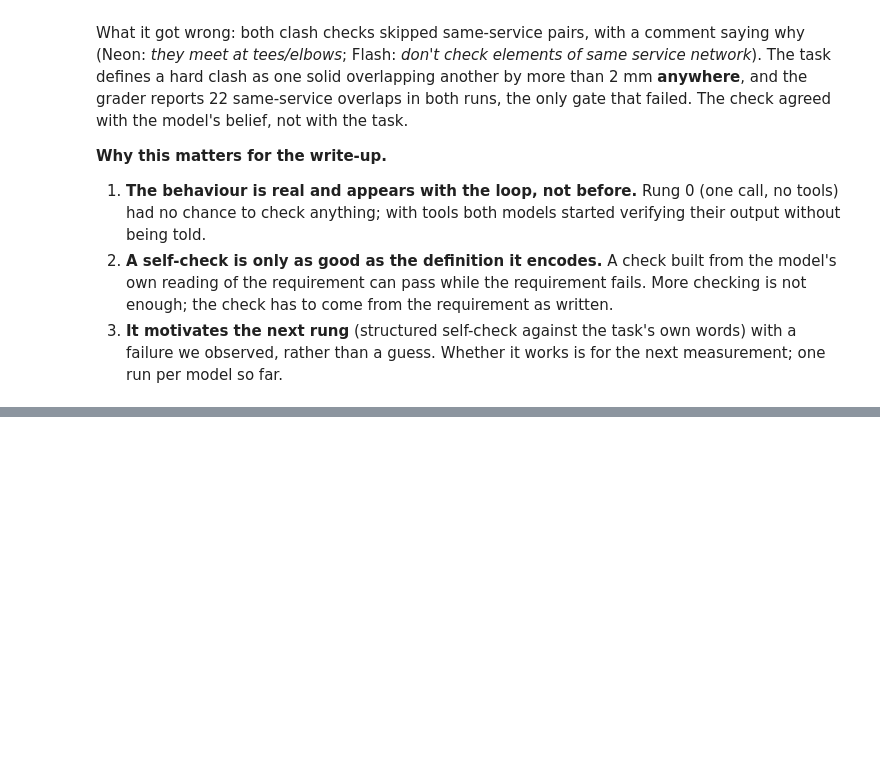
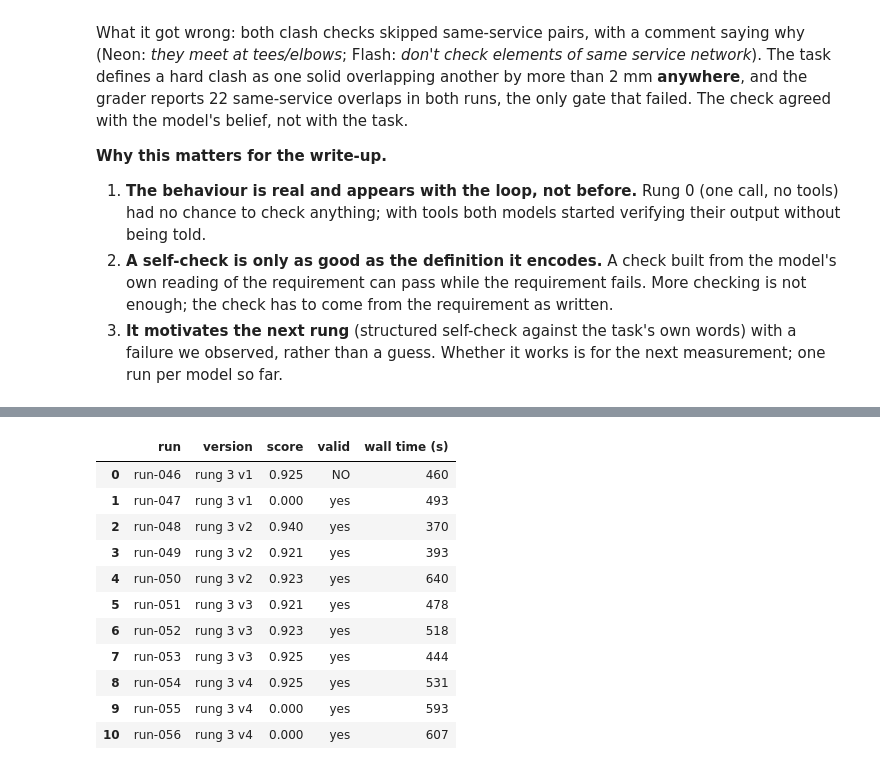
Before and after one commit to SophusRosendahl/ple-submission, a Jupyter notebook: research/journal.ipynb, the cells around one changed output, grey strips where cells are left out. Cells and saved outputs as stored; diff of their text form; code cells hidden in the pictures; blank space fills up the shorter version.

```diff
--- a/research/journal.ipynb
+++ b/research/journal.ipynb
@@ -501,0 +734,24 @@ the only gate that failed. The check agreed with the model's belief, not with th
+# %%
+rows = []
+for r in runs:
+    v = tracker.harness_version(r)
+    if not v or not v.startswith("rung 3"):
+        continue
+    t = next(iter(r["tasks"].values()))
+    rows.append({"run": r["run_id"], "version": v, "score": round(t["score"], 3),
+                 "valid": "NO" if tracker.invalid_reason(r) else "yes",
+                 "wall time (s)": t.get("seconds")})
+pd.DataFrame(rows)
+# %% [output]
+|  | run | version | score | valid | wall time (s) |
+| 0 | run-046 | rung 3 v1 | 0.925 | NO | 460 |
+| 1 | run-047 | rung 3 v1 | 0.000 | yes | 493 |
+| 2 | run-048 | rung 3 v2 | 0.940 | yes | 370 |
+| 3 | run-049 | rung 3 v2 | 0.921 | yes | 393 |
+| 4 | run-050 | rung 3 v2 | 0.923 | yes | 640 |
+| 5 | run-051 | rung 3 v3 | 0.921 | yes | 478 |
+| 6 | run-052 | rung 3 v3 | 0.923 | yes | 518 |
+| 7 | run-053 | rung 3 v3 | 0.925 | yes | 444 |
+| 8 | run-054 | rung 3 v4 | 0.925 | yes | 531 |
+| 9 | run-055 | rung 3 v4 | 0.000 | yes | 593 |
+| 10 | run-056 | rung 3 v4 | 0.000 | yes | 607 |
```
Also changed, not shown: parts of 19 cells of this notebook, 9 other files.
